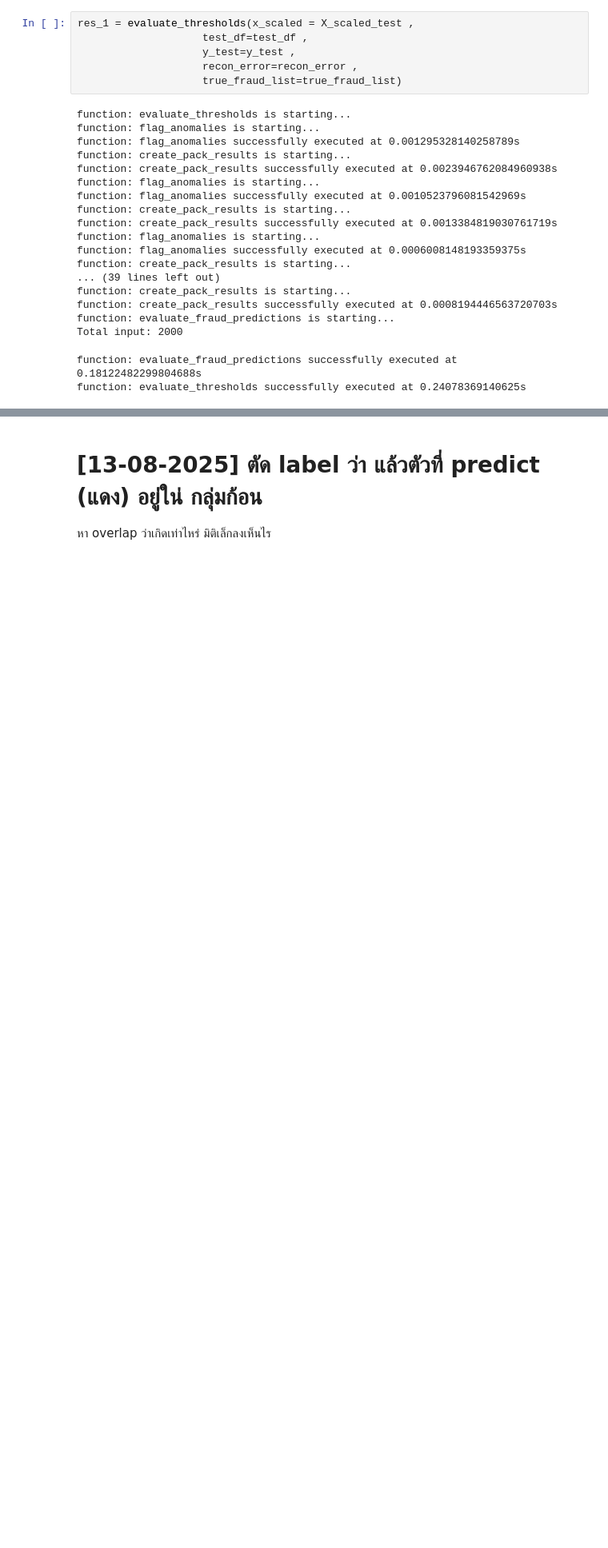
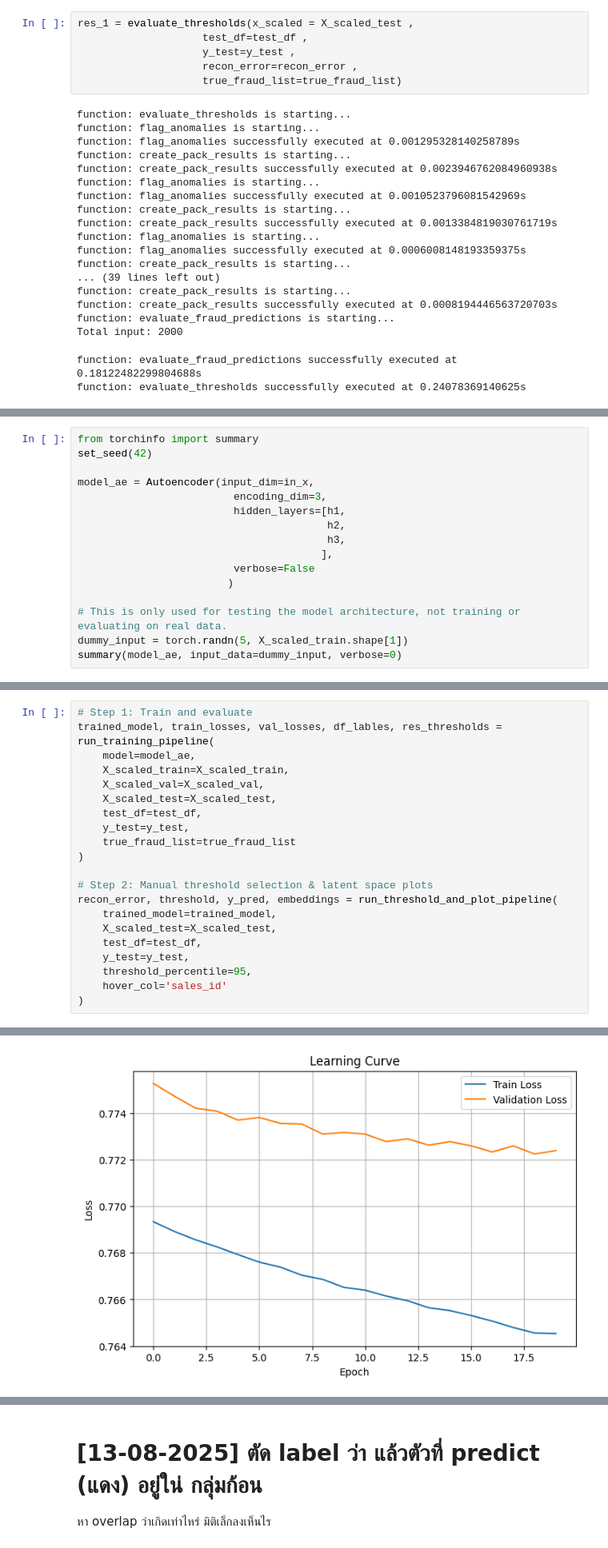
Before and after one commit to lidv94/anomaly-detection, a Jupyter notebook: auto_encoder_tune3.ipynb, the cells around one changed output, grey strips where cells are left out. Shown at 80% size. Cells and saved outputs as stored; diff of their text form; blank space fills up the shorter version.

Commit message:
dev run pipeline function

```diff
--- a/auto_encoder_tune3.ipynb
+++ b/auto_encoder_tune3.ipynb
@@ -673,0 +694,16 @@ res_1
+# %%
+from torchinfo import summary
+set_seed(42)
+
+model_ae = Autoencoder(input_dim=in_x,
+                         encoding_dim=3,
+                         hidden_layers=[h1,
+                                        h2,
+                                        h3,
+                                       ],
+                         verbose=False
+                        )
+
+# This is only used for testing the model architecture, not training or evaluating on real data.
+dummy_input = torch.randn(5, X_scaled_train.shape[1])
+summary(model_ae, input_data=dummy_input, verbose=0)
@@ -673,0 +728,22 @@ res_1
+# %%
+# Step 1: Train and evaluate
+trained_model, train_losses, val_losses, df_lables, res_thresholds = run_training_pipeline(
+    model=model_ae,
+    X_scaled_train=X_scaled_train,
+    X_scaled_val=X_scaled_val,
+    X_scaled_test=X_scaled_test,
+    test_df=test_df,
+    y_test=y_test,
+    true_fraud_list=true_fraud_list
+)
+
+# Step 2: Manual threshold selection & latent space plots
+recon_error, threshold, y_pred, embeddings = run_threshold_and_plot_pipeline(
+    trained_model=trained_model,
+    X_scaled_test=X_scaled_test,
+    test_df=test_df,
+    y_test=y_test,
+    threshold_percentile=95,
+    hover_col='sales_id'
+)
+# %% [output]
@@ -673,0 +767 @@ res_1
+[figure, added]
```
Also changed, not shown: parts of 7 cells of this notebook, 15 other files.
